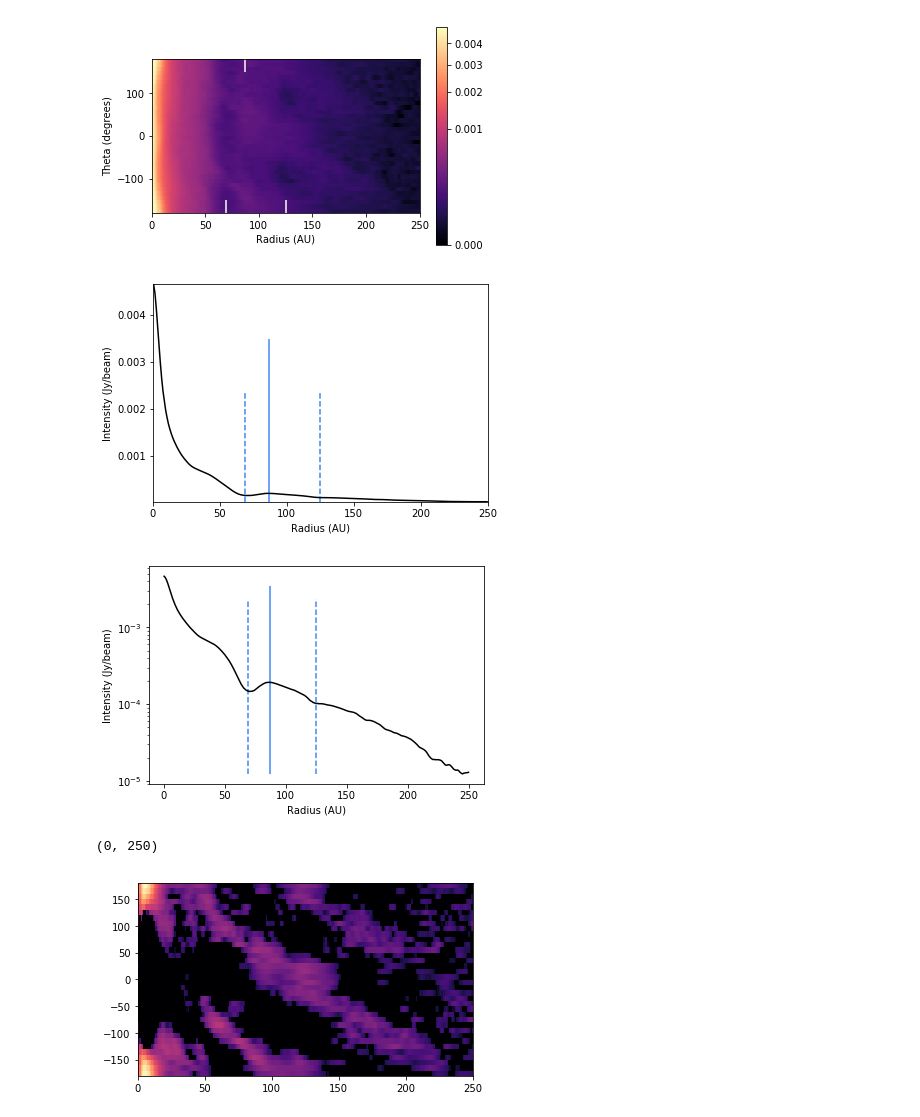
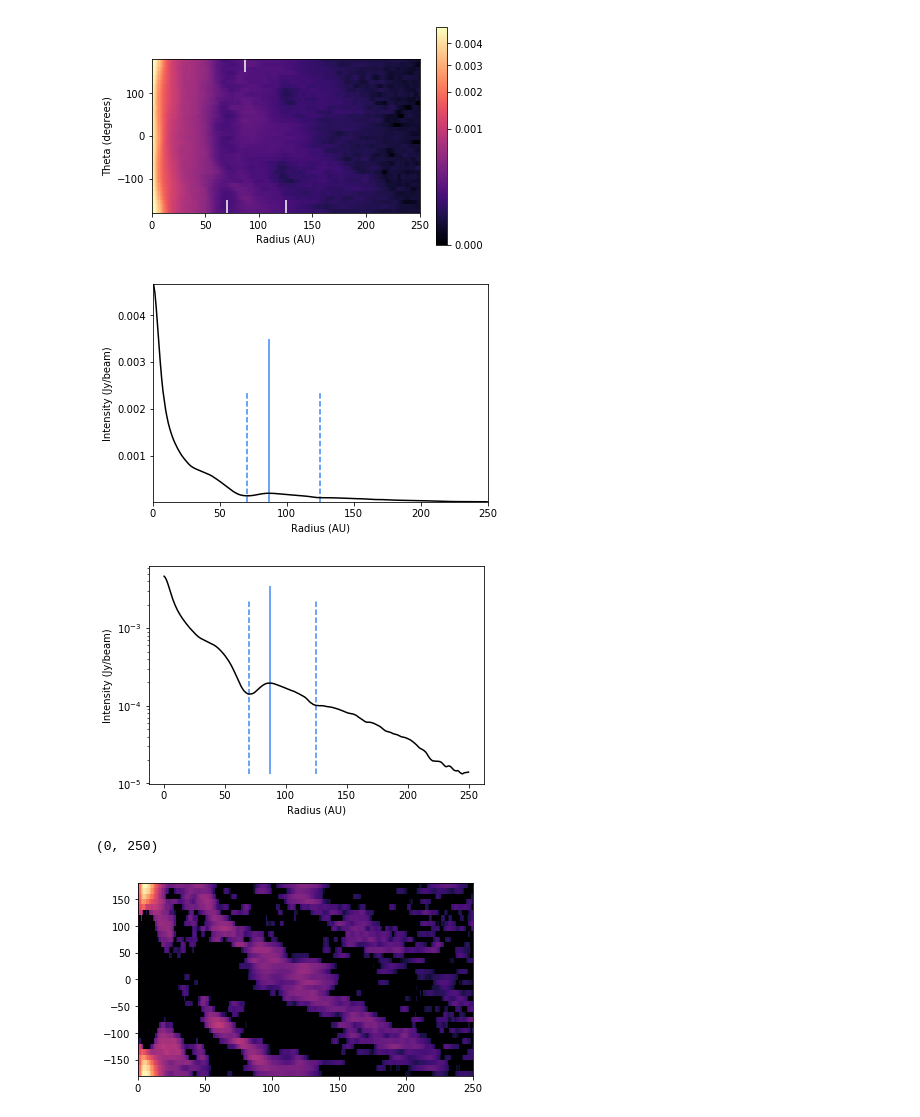
Before and after one commit to seanandrews/p484, a Jupyter notebook: projects/huang/rings/Elias27ellipsefit.ipynb, the cells around one changed output. Cells and saved outputs as stored; diff of their text form; code cells hidden in the pictures.

Commit message:
used updated Elias 27 image in fit

```diff
--- a/projects/huang/rings/Elias27ellipsefit.ipynb
+++ b/projects/huang/rings/Elias27ellipsefit.ipynb
@@ -8,7 +8,7 @@ sys.path.append('/pool/firebolt1/p484/projects/huang/rings')
 from continuumanalysis3 import Continuum
 from fitellipse import *
 # %%
-disk = {'filename': '/data/sandrews/jhfiles/LPfiles/taperedimages/Elias27_tapered.image.fits',
+disk = {'filename': '/data/sandrews/jhfiles/LPfiles/taperedimages/Elias27_lowgain.image.fits',
                           'distance':116,
                           'incl' : 57.2,
                           'PA' : 118.4,
@@ -162,7 +163,7 @@ plt.imshow(newrtmap,extent =[0, np.max(radialbins)+1, -180,180],
 plt.ylim(ymin = -180, ymax = 180)
 plt.xlim(xmin=0, xmax=maxrad)
 plt.xlim(xmin=0, xmax=maxrad)
-gaps = np.array([68.9, 125])
+gaps = np.array([70, 125])
 rings = np.array([87])
 for gap in gaps:
     plt.vlines(gap,-180,-150, color ='white')
@@ -176,32 +177,32 @@ plt.show()
 
 plt.plot(radialbins, newsurfbrightness, color = 'black')
 for gap in gaps:
     plt.vlines(gap,np.min(newsurfbrightness),0.5*np.max(newsurfbrightness), color ='#4286f4', linestyles= 'dashed')
 for ring in rings:
     plt.vlines(ring,np.min(newsurfbrightness),0.75*np.max(newsurfbrightness), color ='#4286f4')
 plt.xlabel("Radius (AU)")
 plt.ylabel("Intensity (Jy/beam)")
 plt.xlim(xmin = 0, xmax = maxrad)
 plt.ylim(ymin = np.min(newsurfbrightness), ymax = np.max(newsurfbrightness))
 plt.show()
 
 plt.semilogy(radialbins, newsurfbrightness, color = 'black')
 for gap in gaps:
     plt.vlines(gap,np.min(newsurfbrightness),0.5*np.max(newsurfbrightness), color ='#4286f4', linestyles= 'dashed')
 for ring in rings:
     plt.vlines(ring,np.min(newsurfbrightness),0.75*np.max(newsurfbrightness), color ='#4286f4')
 plt.xlabel("Radius (AU)")
 plt.ylabel("Intensity (Jy/beam)")
 plt.show()
 
 plt.imshow(newrtmap-np.mean(newrtmap, axis =0),extent =[0, np.max(radialbins)+1, -180,180],
            aspect = 0.4, origin = 'lower', cmap = 'magma', vmin = 0, norm = col.PowerNorm(gamma = 0.3))
 plt.ylim(ymin = -180, ymax = 180)
 plt.xlim(xmin=0, xmax=maxrad)
 plt.xlim(xmin=0, xmax=maxrad)
 # %% [output]
 [figure]
 [figure]
-[figure, old version]
+[figure, new version]
 (0, 250)
-[figure, old version]
+[figure, new version]
```
Also changed, not shown: parts of 6 cells of this notebook.
